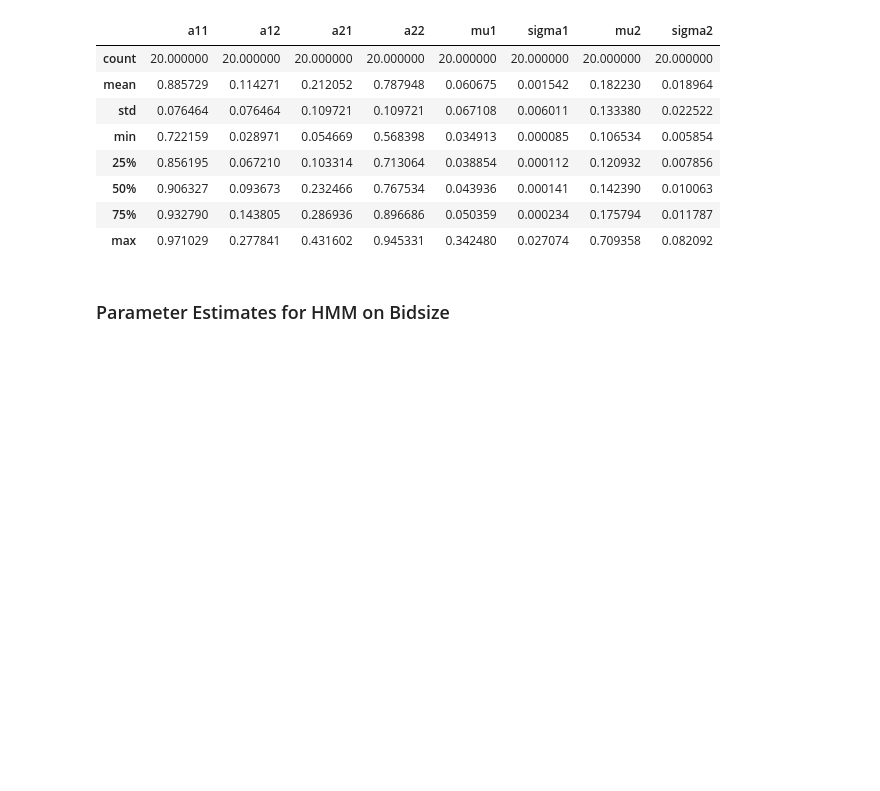
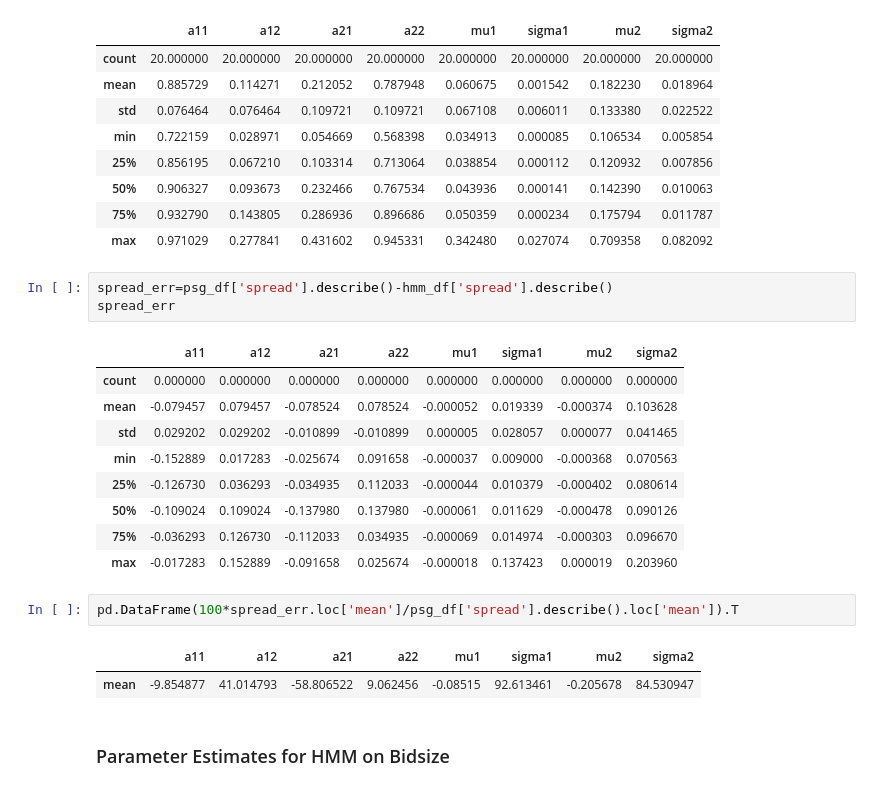
Before and after one commit to jasonbohne123/HMM_LOB_Inference, a Jupyter notebook: daily_hmm_fit.ipynb, the cells around one changed output. Saved outputs shown, nothing was run; the diff lists cells and outputs as text; blank space fills up the shorter version.

```diff
--- a/daily_hmm_fit.ipynb
+++ b/daily_hmm_fit.ipynb
@@ -273,6 +274,24 @@ hmm_df['spread'].describe()
 | 50% | 0.906327 | 0.093673 | 0.232466 | 0.767534 | 0.043936 | 0.000141 | 0.142390 | 0.010063 |
 | 75% | 0.932790 | 0.143805 | 0.286936 | 0.896686 | 0.050359 | 0.000234 | 0.175794 | 0.011787 |
 | max | 0.971029 | 0.277841 | 0.431602 | 0.945331 | 0.342480 | 0.027074 | 0.709358 | 0.082092 |
+# %%
+spread_err=psg_df['spread'].describe()-hmm_df['spread'].describe()
+spread_err
+# %% [output]
+|  | a11 | a12 | a21 | a22 | mu1 | sigma1 | mu2 | sigma2 |
+| count | 0.000000 | 0.000000 | 0.000000 | 0.000000 | 0.000000 | 0.000000 | 0.000000 | 0.000000 |
+| mean | -0.079457 | 0.079457 | -0.078524 | 0.078524 | -0.000052 | 0.019339 | -0.000374 | 0.103628 |
+| std | 0.029202 | 0.029202 | -0.010899 | -0.010899 | 0.000005 | 0.028057 | 0.000077 | 0.041465 |
+| min | -0.152889 | 0.017283 | -0.025674 | 0.091658 | -0.000037 | 0.009000 | -0.000368 | 0.070563 |
+| 25% | -0.126730 | 0.036293 | -0.034935 | 0.112033 | -0.000044 | 0.010379 | -0.000402 | 0.080614 |
+| 50% | -0.109024 | 0.109024 | -0.137980 | 0.137980 | -0.000061 | 0.011629 | -0.000478 | 0.090126 |
+| 75% | -0.036293 | 0.126730 | -0.112033 | 0.034935 | -0.000069 | 0.014974 | -0.000303 | 0.096670 |
+| max | -0.017283 | 0.152889 | -0.091658 | 0.025674 | -0.000018 | 0.137423 | 0.000019 | 0.203960 |
+# %%
+pd.DataFrame(100*spread_err.loc['mean']/psg_df['spread'].describe().loc['mean']).T
+# %% [output]
+|  | a11 | a12 | a21 | a22 | mu1 | sigma1 | mu2 | sigma2 |
+| mean | -9.854877 | 41.014793 | -58.806522 | 9.062456 | -0.08515 | 92.613461 | -0.205678 | 84.530947 |
 # %% [markdown]
 ### Parameter Estimates for HMM on Bidsize
 # %%
```
Also changed, not shown: parts of 8 cells of this notebook.
